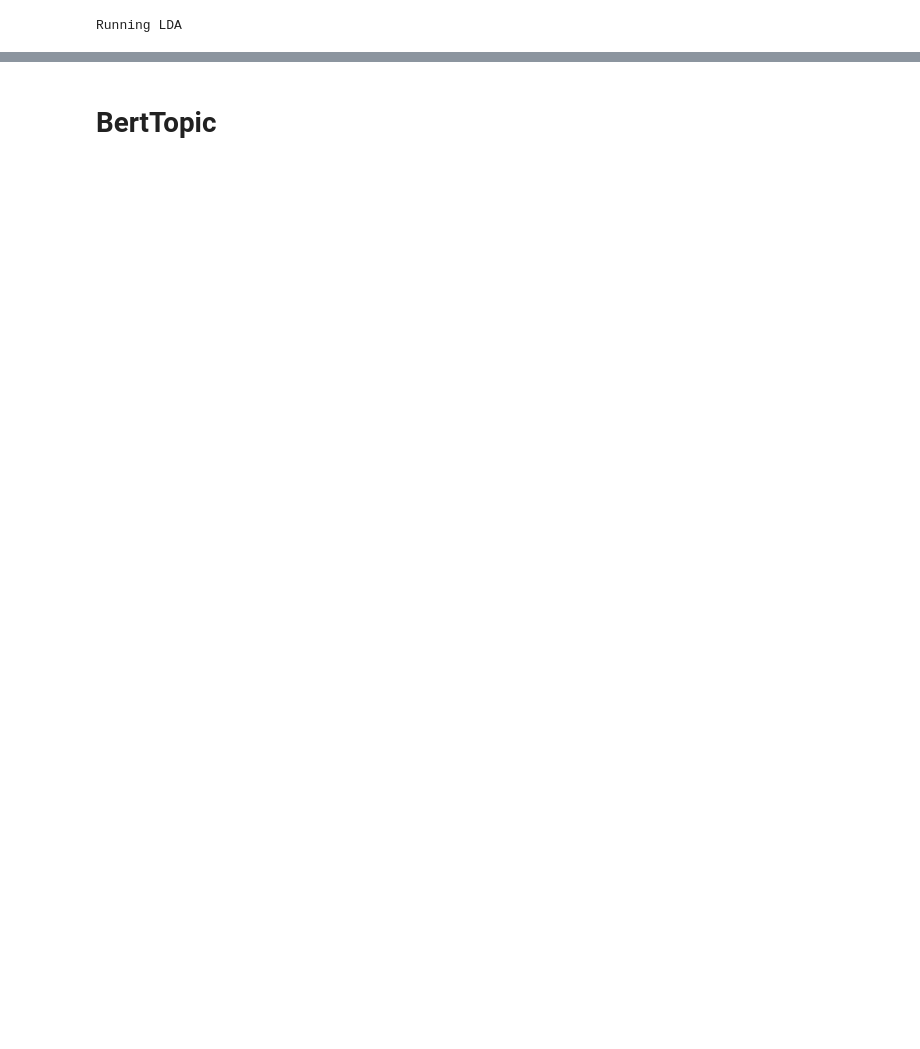
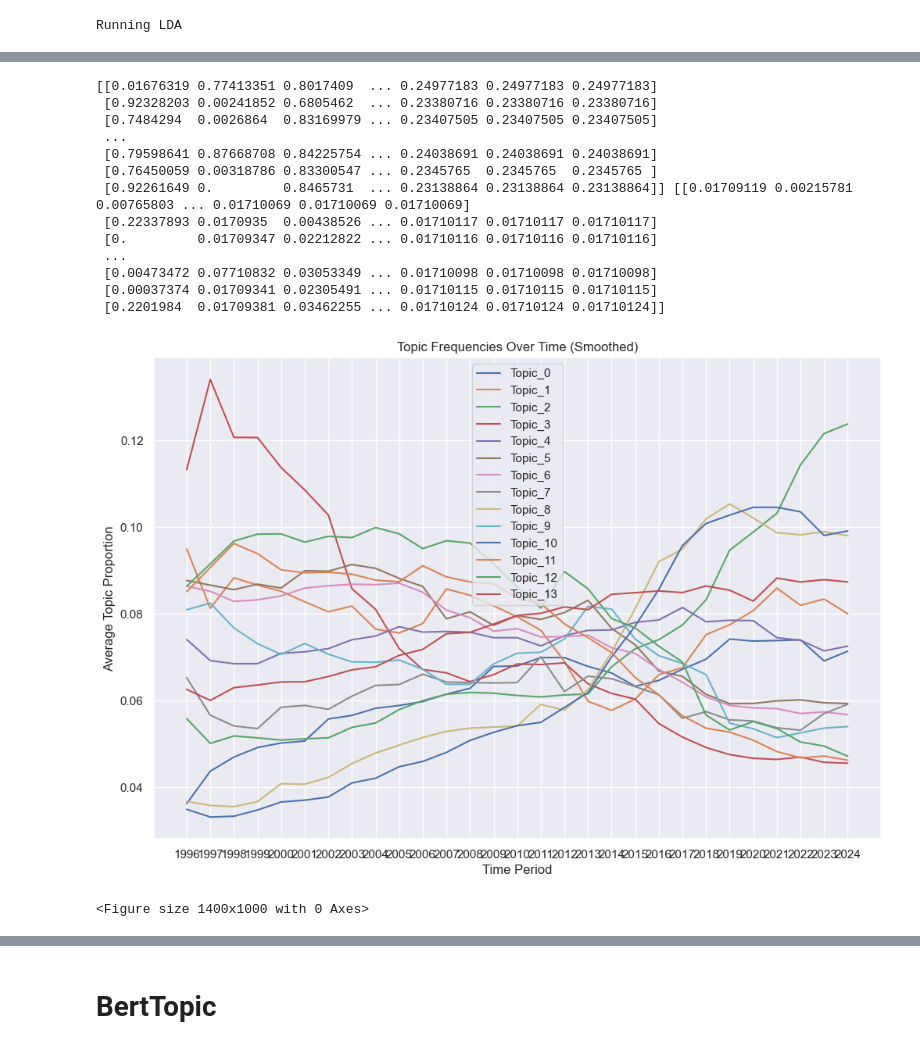
Before and after one commit to Extirpater/2024_PSB_Topic_Modeling, a Jupyter notebook: psb-topic-model.ipynb, the cells around one changed output, grey strips where cells are left out. Cells and saved outputs as stored; diff of their text form; code cells hidden in the pictures; blank space fills up the shorter version.

```diff
--- a/psb-topic-model.ipynb
+++ b/psb-topic-model.ipynb
@@ -251,0 +413,5 @@ Note: you may need to restart the kernel to use updated packages.
+# %%
+model = lda_find_favorite(file_paths, timestamps)
+i=0
+models.append(model)
+model.save(f"lda_model{i}.bin")
@@ -251,0 +507,18 @@ Note: you may need to restart the kernel to use updated packages.
+# %%
+Graph_From_Model(file_paths, timestamps,  tp.LDAModel.load("lda_model0.bin"))
+# %% [output]
+[[0.01676319 0.77413351 0.8017409  ... 0.24977183 0.24977183 0.24977183]
+ [0.92328203 0.00241852 0.6805462  ... 0.23380716 0.23380716 0.23380716]
+ [0.7484294  0.0026864  0.83169979 ... 0.23407505 0.23407505 0.23407505]
+ ...
+ [0.79598641 0.87668708 0.84225754 ... 0.24038691 0.24038691 0.24038691]
+ [0.76450059 0.00318786 0.83300547 ... 0.2345765  0.2345765  0.2345765 ]
+ [0.92261649 0.         0.8465731  ... 0.23138864 0.23138864 0.23138864]] [[0.01709119 0.00215781 0.00765803 ... 0.01710069 0.01710069 0.01710069]
+ [0.22337893 0.0170935  0.00438526 ... 0.01710117 0.01710117 0.01710117]
+ [0.         0.01709347 0.02212822 ... 0.01710116 0.01710116 0.01710116]
+ ...
+ [0.00473472 0.07710832 0.03053349 ... 0.01710098 0.01710098 0.01710098]
+ [0.00037374 0.01709341 0.02305491 ... 0.01710115 0.01710115 0.01710115]
+ [0.2201984  0.01709381 0.03462255 ... 0.01710124 0.01710124 0.01710124]]
+[figure, added]
+<Figure size 1400x1000 with 0 Axes>
```
Also changed, not shown: parts of 14 cells of this notebook, 7 other files.
